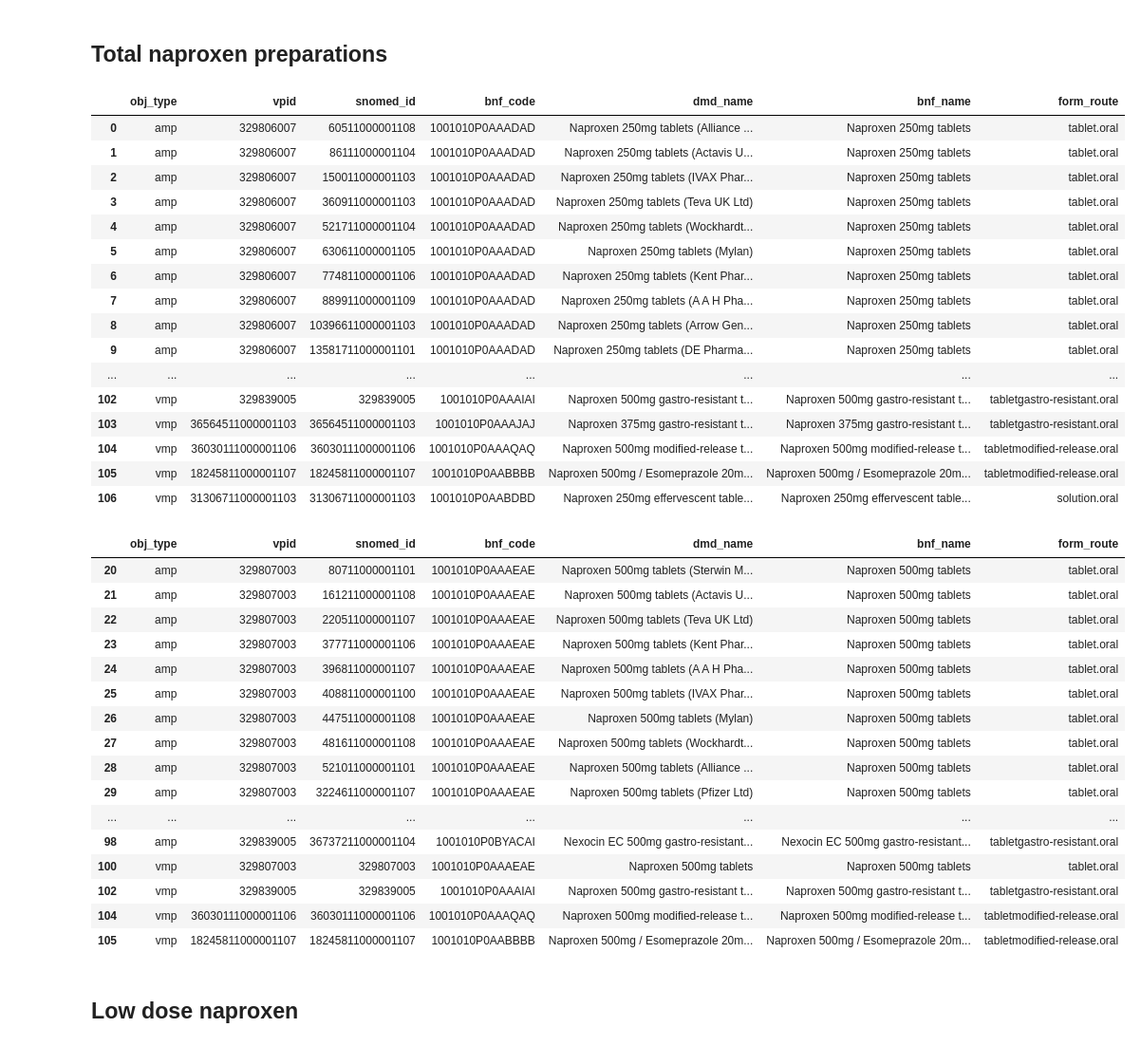
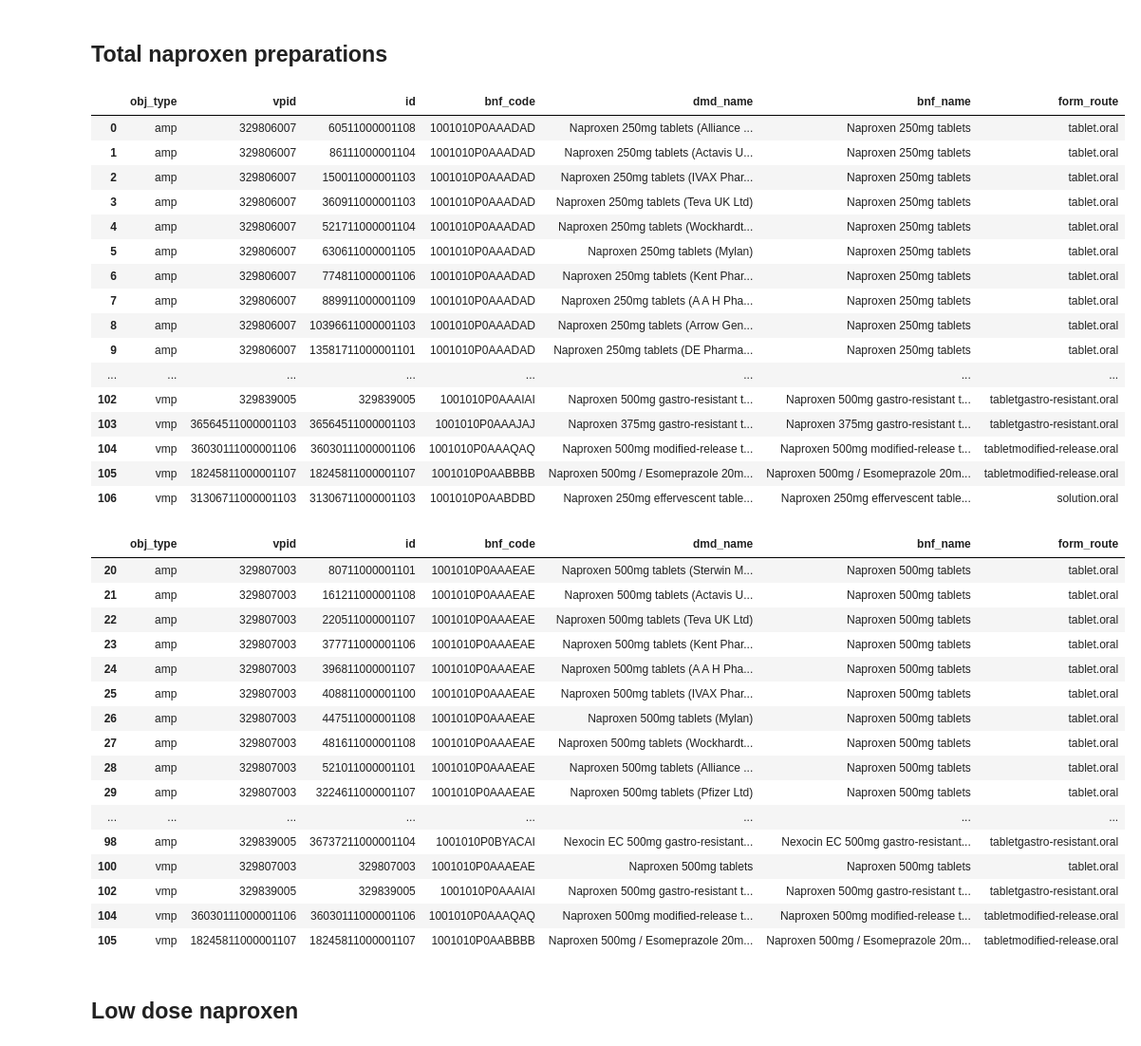
Before and after one commit to ebmdatalab/nsaid-covid-codelist-notebook, a Jupyter notebook: notebooks/naproxen.ipynb, the cells around one changed output. Shown at 95% size. Cells and saved outputs as stored; diff of their text form; code cells hidden in the pictures.

Commit message:
rename column name in nsaid

```diff
--- a/notebooks/naproxen.ipynb
+++ b/notebooks/naproxen.ipynb
@@ -14,30 +14,31 @@ import pandas as pd
 # %%
 sql = '''
 WITH bnf_codes AS (
   SELECT bnf_code FROM hscic.presentation WHERE
   bnf_code LIKE '1001010P0%' #bnf chemical naproxen
 
 )
 
 SELECT *
 FROM measures.dmd_objs_with_form_route
 WHERE bnf_code IN (SELECT * FROM bnf_codes)
 AND
 obj_type IN ('vmp', 'amp')
 AND
 form_route LIKE '%.oral%' #gets rid of suppositories
 AND
 form_route NOT LIKE '%susp%' #this drops oral liquids ie suspensions
 ORDER BY obj_type, bnf_code, snomed_id
 '''
 
 
 naproxen_codelist = bq.cached_read(sql, csv_path=os.path.join('..','data','naproxen_codelist.csv'))
 pd.set_option('display.max_rows', None)
 pd.set_option('display.max_colwidth', None)
+naproxen_codelist.rename(columns={'snomed_id':'id'}, inplace=True) ##rename to fit another notebook with code already written
 naproxen_codelist
 # %% [output]
-|  | obj_type | vpid | snomed_id | bnf_code | dmd_name | bnf_name | form_route |
+|  | obj_type | vpid | id | bnf_code | dmd_name | bnf_name | form_route |
 | 0 | amp | 329806007 | 60511000001108 | 1001010P0AAADAD | Naproxen 250mg tablets (Alliance ... | Naproxen 250mg tablets | tablet.oral |
 | 1 | amp | 329806007 | 86111000001104 | 1001010P0AAADAD | Naproxen 250mg tablets (Actavis U... | Naproxen 250mg tablets | tablet.oral |
 | 2 | amp | 329806007 | 150011000001103 | 1001010P0AAADAD | Naproxen 250mg tablets (IVAX Phar... | Naproxen 250mg tablets | tablet.oral |
@@ -60,7 +61,7 @@ naproxen_codelist
 naproxen_high_dose = naproxen_codelist[naproxen_codelist['bnf_name'].str.contains("500mg")]
 naproxen_high_dose
 # %% [output]
-|  | obj_type | vpid | snomed_id | bnf_code | dmd_name | bnf_name | form_route |
+|  | obj_type | vpid | id | bnf_code | dmd_name | bnf_name | form_route |
 | 20 | amp | 329807003 | 80711000001101 | 1001010P0AAAEAE | Naproxen 500mg tablets (Sterwin M... | Naproxen 500mg tablets | tablet.oral |
 | 21 | amp | 329807003 | 161211000001108 | 1001010P0AAAEAE | Naproxen 500mg tablets (Actavis U... | Naproxen 500mg tablets | tablet.oral |
 | 22 | amp | 329807003 | 220511000001107 | 1001010P0AAAEAE | Naproxen 500mg tablets (Teva UK Ltd) | Naproxen 500mg tablets | tablet.oral |
```
Also changed, not shown: parts of 1 cell of this notebook, 3 other files.
